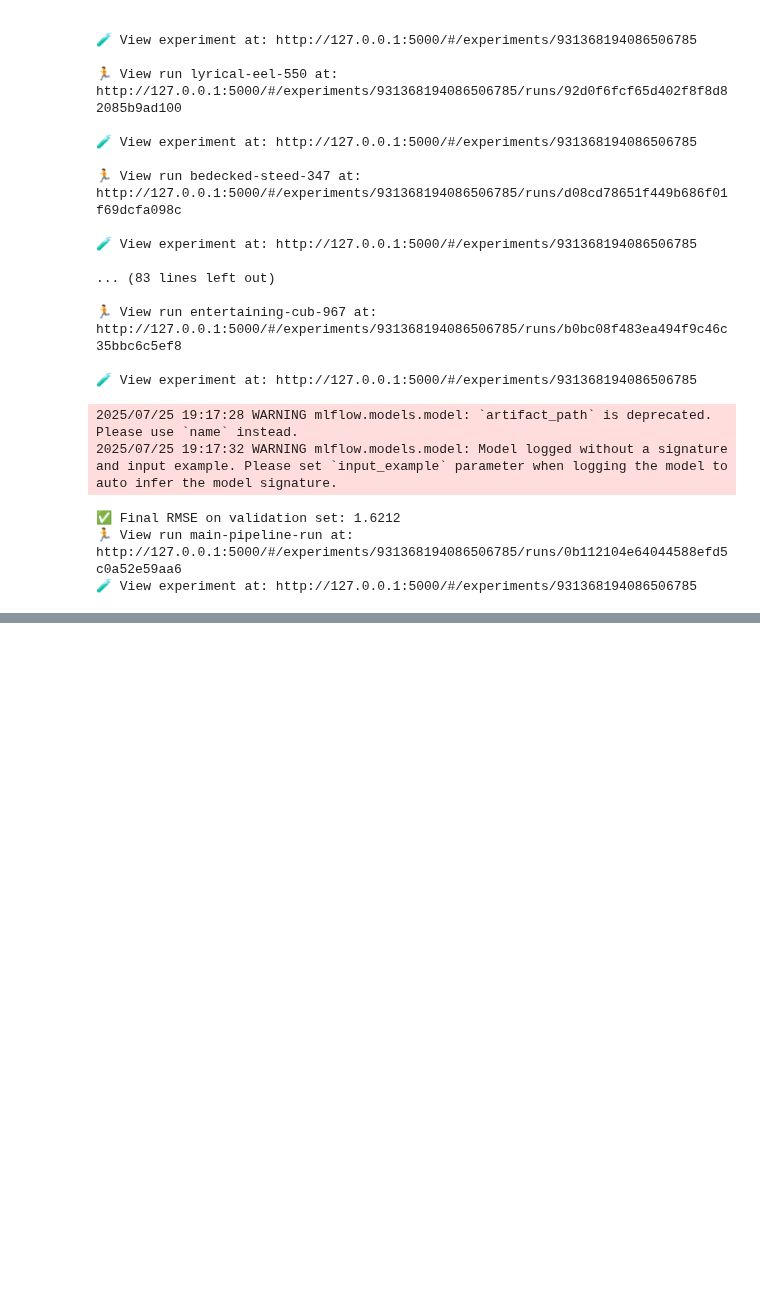
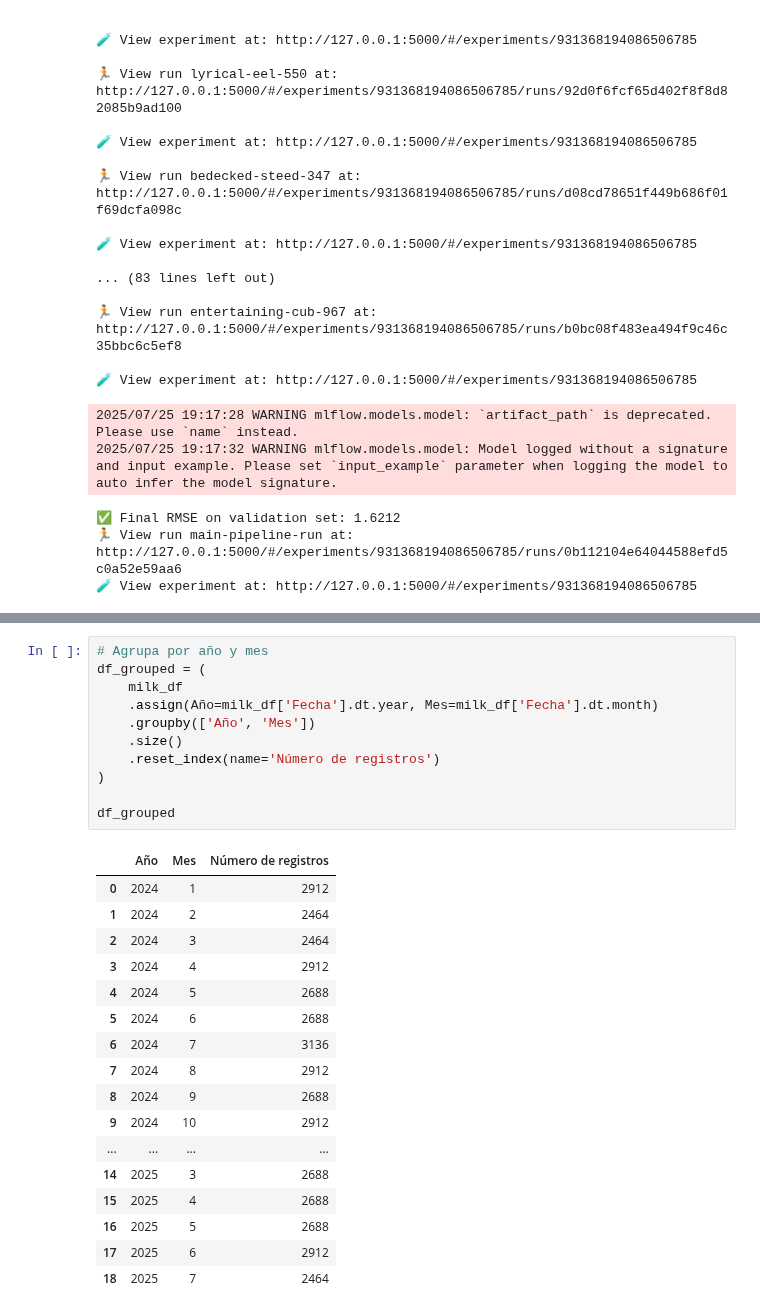
Before and after one commit to Maxkaizo/milk_price_prediction, a Jupyter notebook: lab/eda_and_train.ipynb, the cells around one changed output, grey strips where cells are left out. Saved outputs shown, nothing was run; the diff lists cells and outputs as text; blank space fills up the shorter version.

```diff
--- a/lab/eda_and_train.ipynb
+++ b/lab/eda_and_train.ipynb
@@ -989,0 +1013,29 @@ Created version '2' of model 'milk-price-predictor'.
+# %%
+# Agrupa por año y mes
+df_grouped = (
+    milk_df
+    .assign(Año=milk_df['Fecha'].dt.year, Mes=milk_df['Fecha'].dt.month)
+    .groupby(['Año', 'Mes'])
+    .size()
+    .reset_index(name='Número de registros')
+)
+
+df_grouped
+# %% [output]
+|  | Año | Mes | Número de registros |
+| 0 | 2024 | 1 | 2912 |
+| 1 | 2024 | 2 | 2464 |
+| 2 | 2024 | 3 | 2464 |
+| 3 | 2024 | 4 | 2912 |
+| 4 | 2024 | 5 | 2688 |
+| 5 | 2024 | 6 | 2688 |
+| 6 | 2024 | 7 | 3136 |
+| 7 | 2024 | 8 | 2912 |
+| 8 | 2024 | 9 | 2688 |
+| 9 | 2024 | 10 | 2912 |
+| ... | ... | ... | ... |
+| 14 | 2025 | 3 | 2688 |
+| 15 | 2025 | 4 | 2688 |
+| 16 | 2025 | 5 | 2688 |
+| 17 | 2025 | 6 | 2912 |
+| 18 | 2025 | 7 | 2464 |
```
Also changed, not shown: parts of 8 cells of this notebook, 22 other files.
